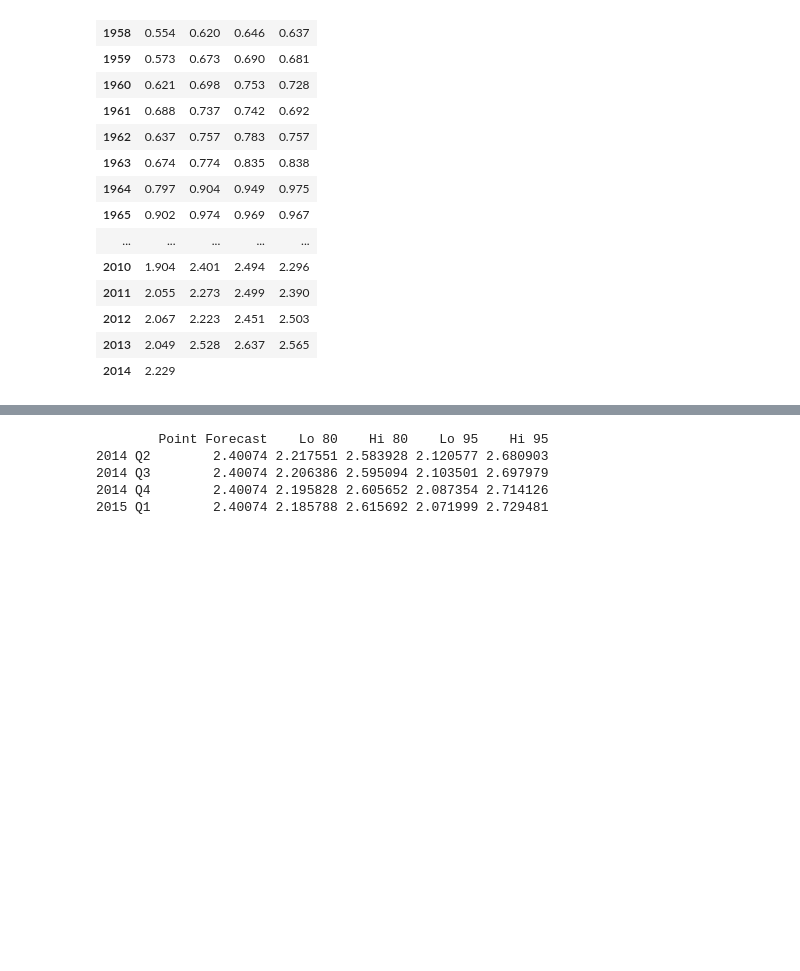
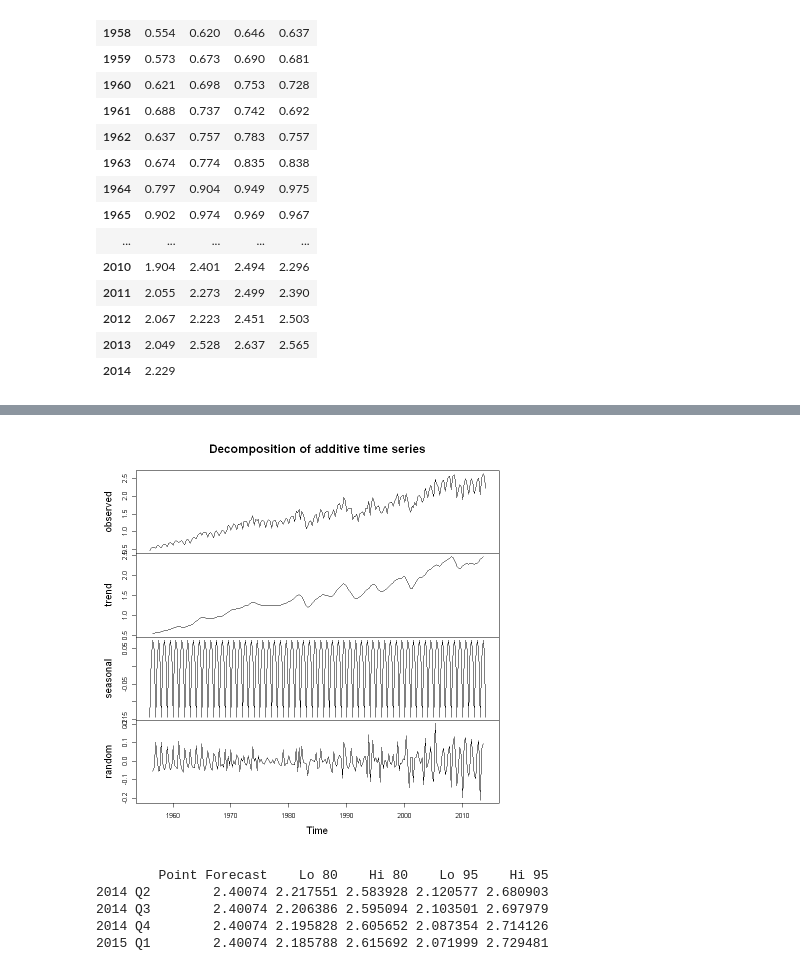
Before and after one commit to young-hun-jo/SCH_Univ_Course, a Jupyter notebook: Time_Series/midterm_prac1_qcement.ipynb, the cells around one changed output, grey strips where cells are left out. Cells and saved outputs as stored; diff of their text form; code cells hidden in the pictures; blank space fills up the shorter version.

```diff
--- a/Time_Series/midterm_prac1_qcement.ipynb
+++ b/Time_Series/midterm_prac1_qcement.ipynb
@@ -37,3 +41,7 @@ A Time Series: 59 × 4
+# %%
+plot(decompose(qcement, type='additive'))
+# %% [output]
+[figure, added]
 # %%
 #단순지수평활법 적용
 ses_fit<-ses(qcement, initial='optimal', h=4)
```
Also changed, not shown: parts of 1 cell of this notebook, 1 other file.
